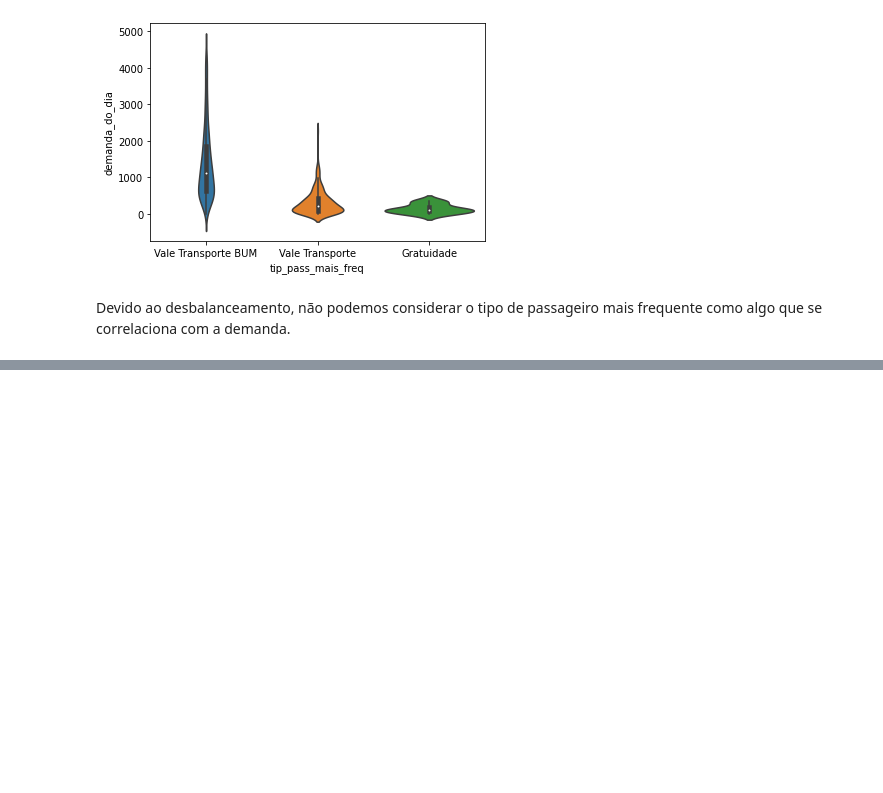
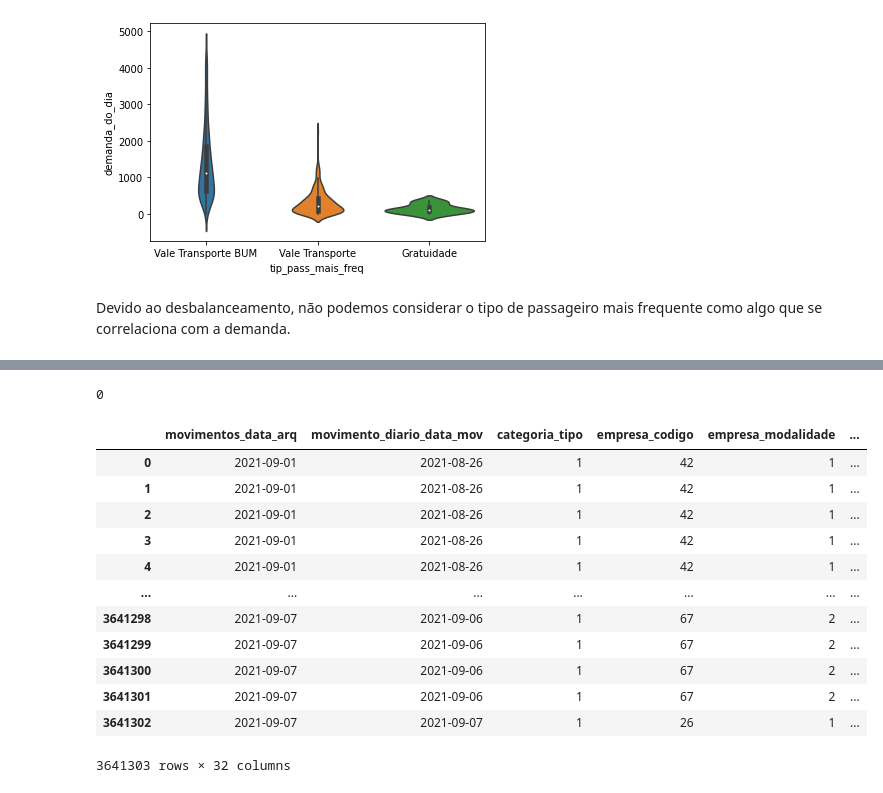
Before and after one commit to iuryrosal/analysis_transport_fortaleza, a Jupyter notebook: notebooks/analise_exploratoria/analise_exploratoria.ipynb, the cells around one changed output, grey strips where cells are left out. Drawn from its saved outputs; the diff is of its cells as text; code cells hidden in the pictures; blank space fills up the shorter version.

```diff
--- a/notebooks/analise_exploratoria/analise_exploratoria.ipynb
+++ b/notebooks/analise_exploratoria/analise_exploratoria.ipynb
@@ -133,0 +204,20 @@ Devido ao desbalanceamento, não podemos considerar o tipo de passageiro mais fr
+# %%
+v["passageiro_hora_range"].isnull().sum()
+# %% [output]
+0
+# %%
+v
+# %% [output]
+|  | movimentos_data_arq | movimento_diario_data_mov | categoria_tipo | empresa_codigo | empresa_modalidade | ... |
+| 0 | 2021-09-01 | 2021-08-26 | 1 | 42 | 1 | ... |
+| 1 | 2021-09-01 | 2021-08-26 | 1 | 42 | 1 | ... |
+| 2 | 2021-09-01 | 2021-08-26 | 1 | 42 | 1 | ... |
+| 3 | 2021-09-01 | 2021-08-26 | 1 | 42 | 1 | ... |
+| 4 | 2021-09-01 | 2021-08-26 | 1 | 42 | 1 | ... |
+| ... | ... | ... | ... | ... | ... | ... |
+| 3641298 | 2021-09-07 | 2021-09-06 | 1 | 67 | 2 | ... |
+| 3641299 | 2021-09-07 | 2021-09-06 | 1 | 67 | 2 | ... |
+| 3641300 | 2021-09-07 | 2021-09-06 | 1 | 67 | 2 | ... |
+| 3641301 | 2021-09-07 | 2021-09-06 | 1 | 67 | 2 | ... |
+| 3641302 | 2021-09-07 | 2021-09-07 | 1 | 26 | 1 | ... |
+3641303 rows × 32 columns
```
Also changed, not shown: parts of 19 cells of this notebook.
